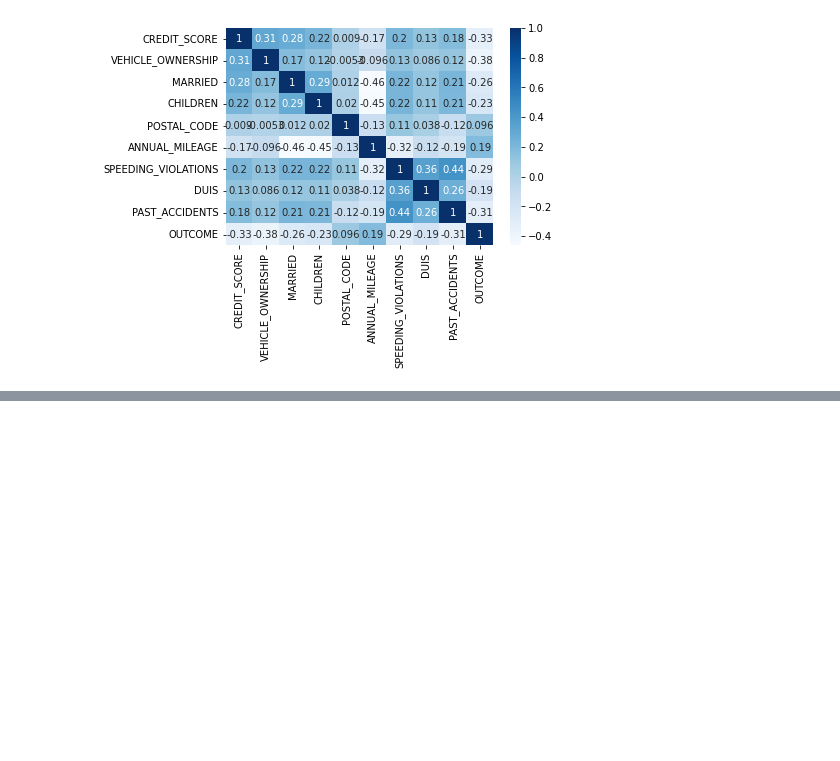
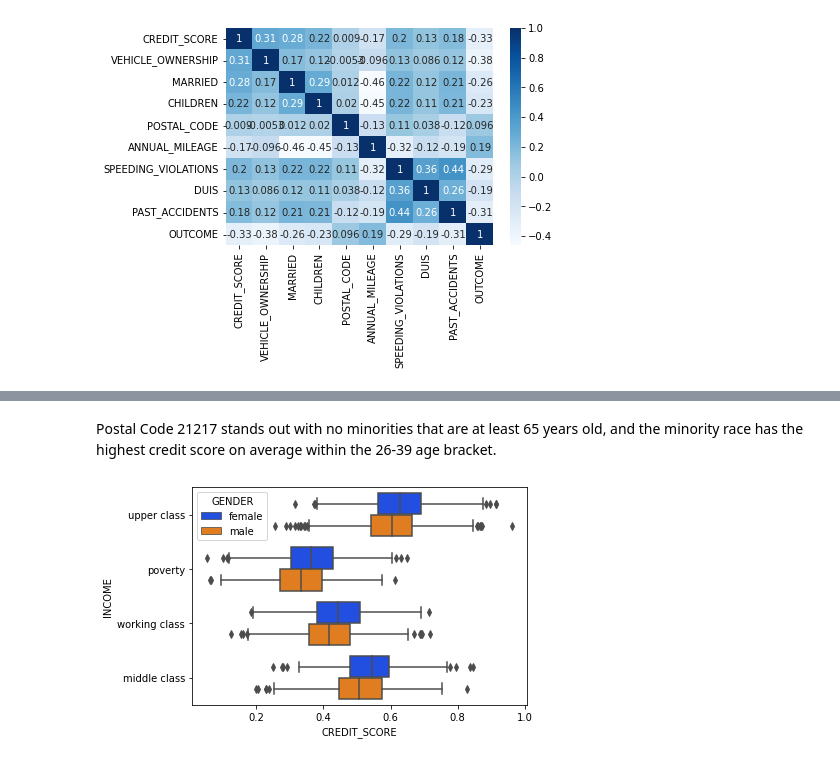
Before and after one commit to Numann-Malik/Auto-Insurance-Claims, a Jupyter notebook: CarInsurance.ipynb, the cells around one changed output, grey strips where cells are left out. Saved outputs shown, nothing was run; the diff lists cells and outputs as text; code cells hidden in the pictures; blank space fills up the shorter version.

```diff
--- a/CarInsurance.ipynb
+++ b/CarInsurance.ipynb
@@ -446,0 +480,11 @@ sns.heatmap(df.corr(),annot=True,cmap='Blues'); # Very little correlation betwee
+# %% [markdown]
+Postal Code 21217 stands out with no minorities that are at least 65 years old, and the minority race has the highest credit score on average within the 26-39 age bracket.
+# %%
+sns.boxplot(
+    x='CREDIT_SCORE',
+    y='INCOME',
+    data=df,
+    palette='bright',
+    hue='GENDER');
+# %% [output]
+[figure, added]
```
Also changed, not shown: parts of 14 cells of this notebook.
